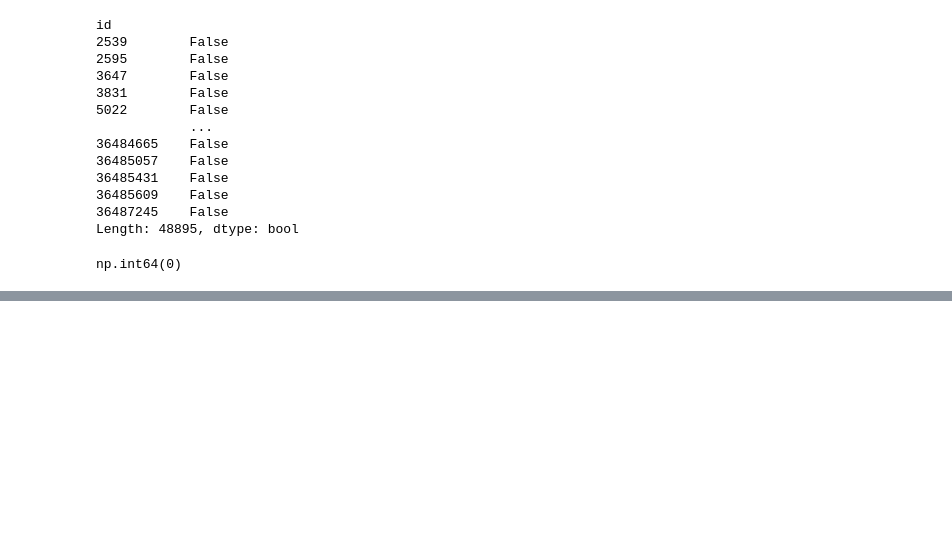
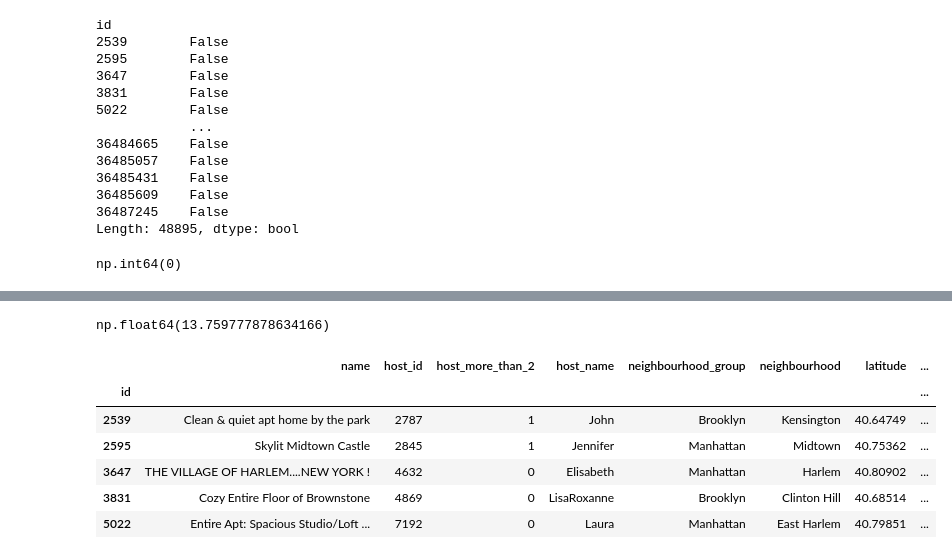
Before and after one commit to 4GeeksAcademy/cathycaz-intro-ml, a Jupyter notebook: src/00-eda.ipynb, the cells around one changed output, grey strips where cells are left out. Drawn from its saved outputs; the diff is of its cells as text; code cells hidden in the pictures; blank space fills up the shorter version.

```diff
--- a/src/00-eda.ipynb
+++ b/src/00-eda.ipynb
@@ -148,0 +210,6 @@ df.drop('nombre de la columna', axis=1, inplace=True)
+# %%
+# LO METEMOS EN UNA VARIABLE PARA VERIFICAR CUANTAS PROPIEDADES TIENE CADA HOST ID EN PORCENTAJES
+pisos=df['host_id'].value_counts()
+pisos[pisos>=2].count()/pisos.count()*100
+# %% [output]
+np.float64(13.759777878634166)
@@ -149 +225,12 @@ df.drop('nombre de la columna', axis=1, inplace=True)
+# %%
+# COMPROBAMOS LA TABLA CON LA NUEVA COLUMNA
+df.head()
+# %% [output]
+|  | name | host_id | host_more_than_2 | host_name | neighbourhood_group | neighbourhood | latitude | ... |
+| id |  |  |  |  |  |  |  | ... |
+| 2539 | Clean & quiet apt home by the park | 2787 | 1 | John | Brooklyn | Kensington | 40.64749 | ... |
+| 2595 | Skylit Midtown Castle | 2845 | 1 | Jennifer | Manhattan | Midtown | 40.75362 | ... |
+| 3647 | THE VILLAGE OF HARLEM....NEW YORK ! | 4632 | 0 | Elisabeth | Manhattan | Harlem | 40.80902 | ... |
+| 3831 | Cozy Entire Floor of Brownstone | 4869 | 0 | LisaRoxanne | Brooklyn | Clinton Hill | 40.68514 | ... |
+| 5022 | Entire Apt: Spacious Studio/Loft ... | 7192 | 0 | Laura | Manhattan | East Harlem | 40.79851 | ... |
 # %%
```
Also changed, not shown: parts of 25 cells of this notebook.
